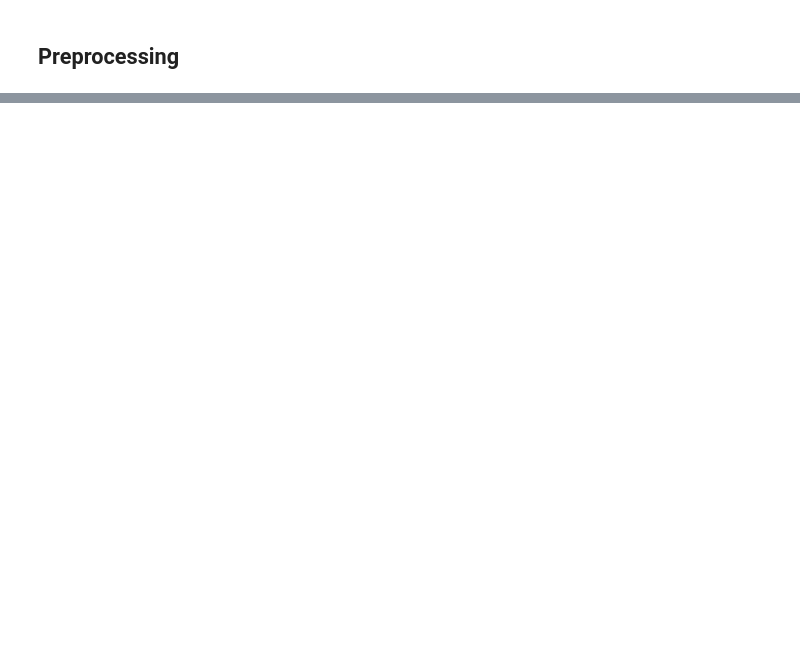
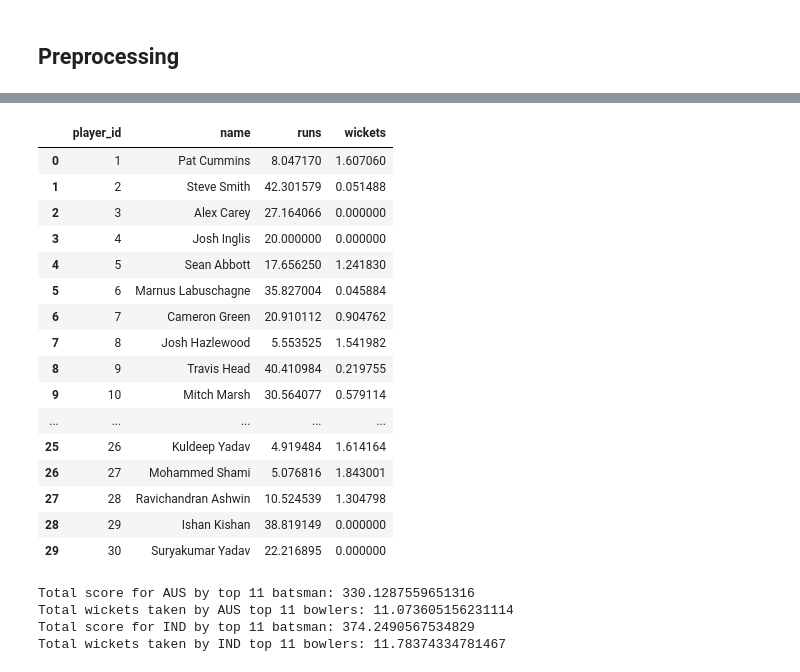
Before and after one commit to nikhil-1e9/AV-Hackathon, a Jupyter notebook: AV_match_prediction.ipynb, the cells around one changed output, grey strips where cells are left out. Cells and saved outputs as stored; diff of their text form; code cells hidden in the pictures; blank space fills up the shorter version.

```diff
--- a/AV_match_prediction.ipynb
+++ b/AV_match_prediction.ipynb
@@ -181,0 +311,53 @@ sub
+# %%
+def weighted_mean_runs(df):
+    return np.sum(df.runs_scored*df.weight)/np.sum(df.weight)
+def weighted_mean_wickets(df):
+    return np.sum(df.wickets*df.weight)/np.sum(df.weight)
+# %%
+def make_wtd_predictions(df):
+    runs = []
+    wickets = []
+    for i in range(1,31):
+        weights_df = df[df.player_id==i].sort_values('match_date')
+        weights_df['weight'] = [j/len(weights_df) for j in range(1,len(weights_df)+1)]
+
+        weighted_runs = weighted_mean_runs(weights_df[(weights_df.player_id==i)&(weights_df.runs_scored!=-1)])
+        runs.append(weighted_runs)
+
+        weighted_wickets = weighted_mean_wickets(weights_df[weights_df.player_id==i])
+        wickets.append(weighted_wickets)
+
+    sub_df = sub.copy()
+    sub_df['runs'] = runs
+    sub_df['wickets'] = wickets
+    sub_df['name'] = id_name['player_name']
+    sub_df = sub_df[['player_id', 'name', 'runs', 'wickets']]
+    return sub_df
+# %%
+sub3 = make_wtd_predictions(train)
+sub3
+# %% [output]
+|  | player_id | name | runs | wickets |
+| 0 | 1 | Pat Cummins | 8.047170 | 1.607060 |
+| 1 | 2 | Steve Smith | 42.301579 | 0.051488 |
+| 2 | 3 | Alex Carey | 27.164066 | 0.000000 |
+| 3 | 4 | Josh Inglis | 20.000000 | 0.000000 |
+| 4 | 5 | Sean Abbott | 17.656250 | 1.241830 |
+| 5 | 6 | Marnus Labuschagne | 35.827004 | 0.045884 |
+| 6 | 7 | Cameron Green | 20.910112 | 0.904762 |
+| 7 | 8 | Josh Hazlewood | 5.553525 | 1.541982 |
+| 8 | 9 | Travis Head | 40.410984 | 0.219755 |
+| 9 | 10 | Mitch Marsh | 30.564077 | 0.579114 |
+| ... | ... | ... | ... | ... |
+| 25 | 26 | Kuldeep Yadav | 4.919484 | 1.614164 |
+| 26 | 27 | Mohammed Shami | 5.076816 | 1.843001 |
+| 27 | 28 | Ravichandran Ashwin | 10.524539 | 1.304798 |
+| 28 | 29 | Ishan Kishan | 38.819149 | 0.000000 |
+| 29 | 30 | Suryakumar Yadav | 22.216895 | 0.000000 |
+# %%
+sanity_check(sub3)
+# %% [output]
+Total score for AUS by top 11 batsman: 330.1287559651316
+Total wickets taken by AUS top 11 bowlers: 11.073605156231114
+Total score for IND by top 11 batsman: 374.2490567534829
+Total wickets taken by IND top 11 bowlers: 11.78374334781467
```
Also changed, not shown: parts of 62 cells of this notebook.
